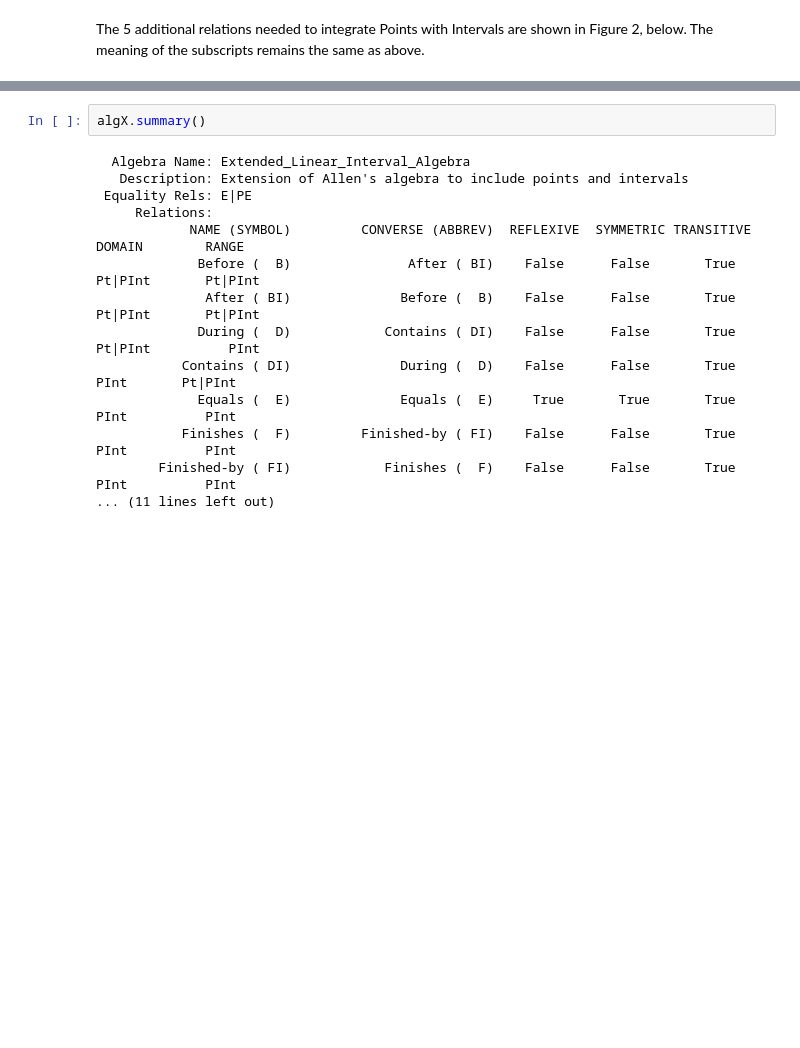
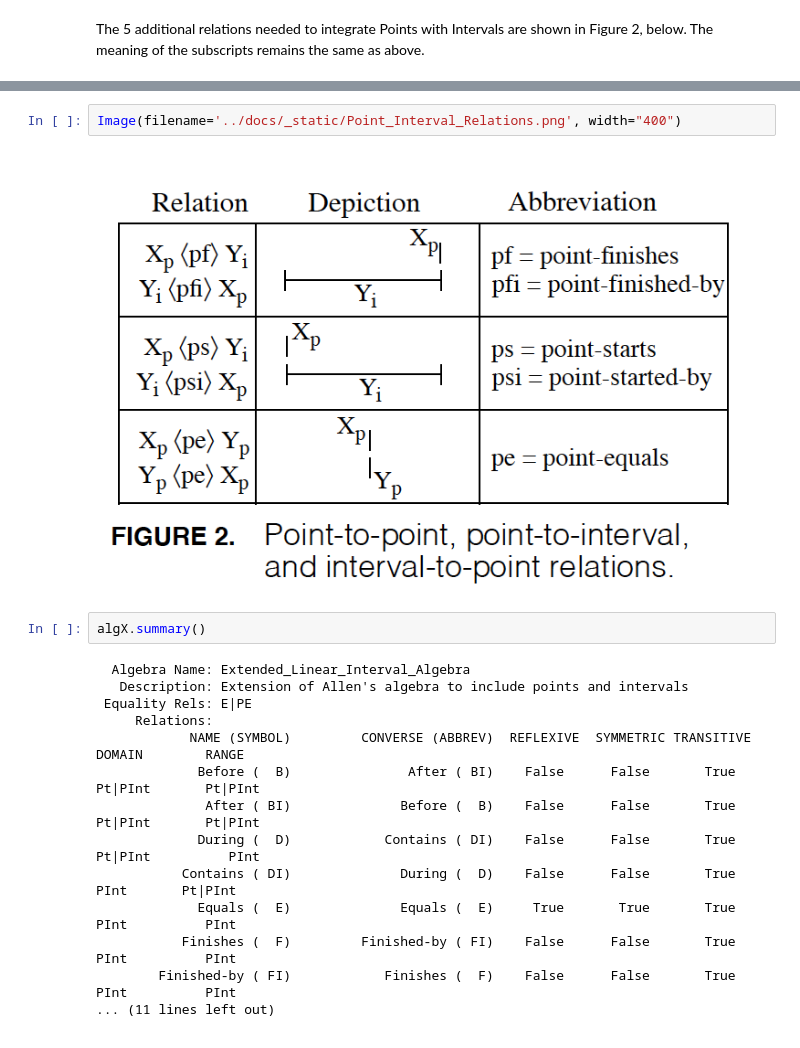
Before and after one commit to alreich/qualreas, a Jupyter notebook: Notebooks/extended_interval_algebras.ipynb, the cells around one changed output, grey strips where cells are left out. Drawn from its saved outputs; the diff is of its cells as text; blank space fills up the shorter version.

```diff
--- a/Notebooks/extended_interval_algebras.ipynb
+++ b/Notebooks/extended_interval_algebras.ipynb
@@ -53,3 +55,7 @@ The 5 additional relations needed to integrate Points with Intervals are shown i
+# %%
+Image(filename='../docs/_static/Point_Interval_Relations.png', width="400")
+# %% [output]
+[figure, added]
 # %%
 algX.summary()
 # %% [output]
```
Also changed, not shown: parts of 9 cells of this notebook, 20 other files.
